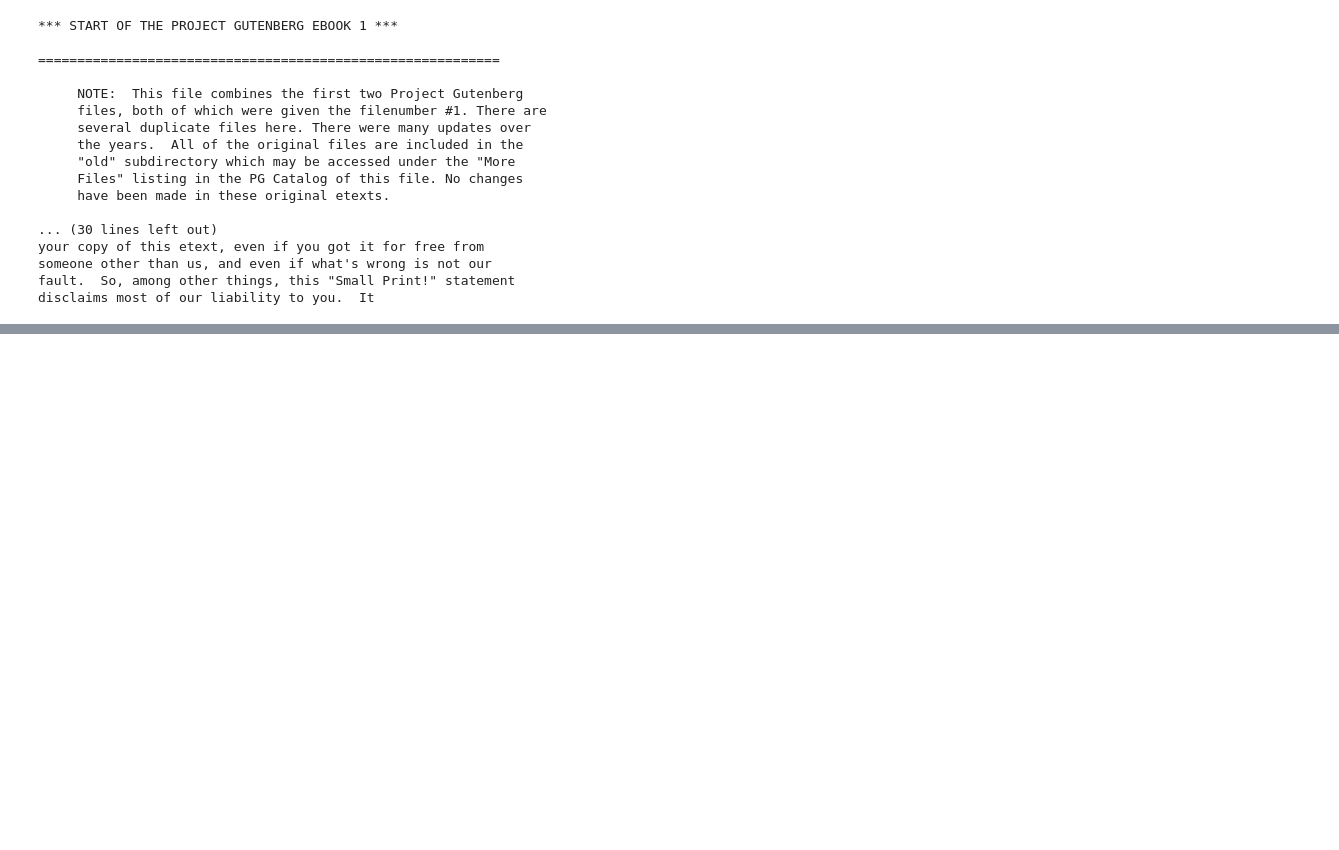
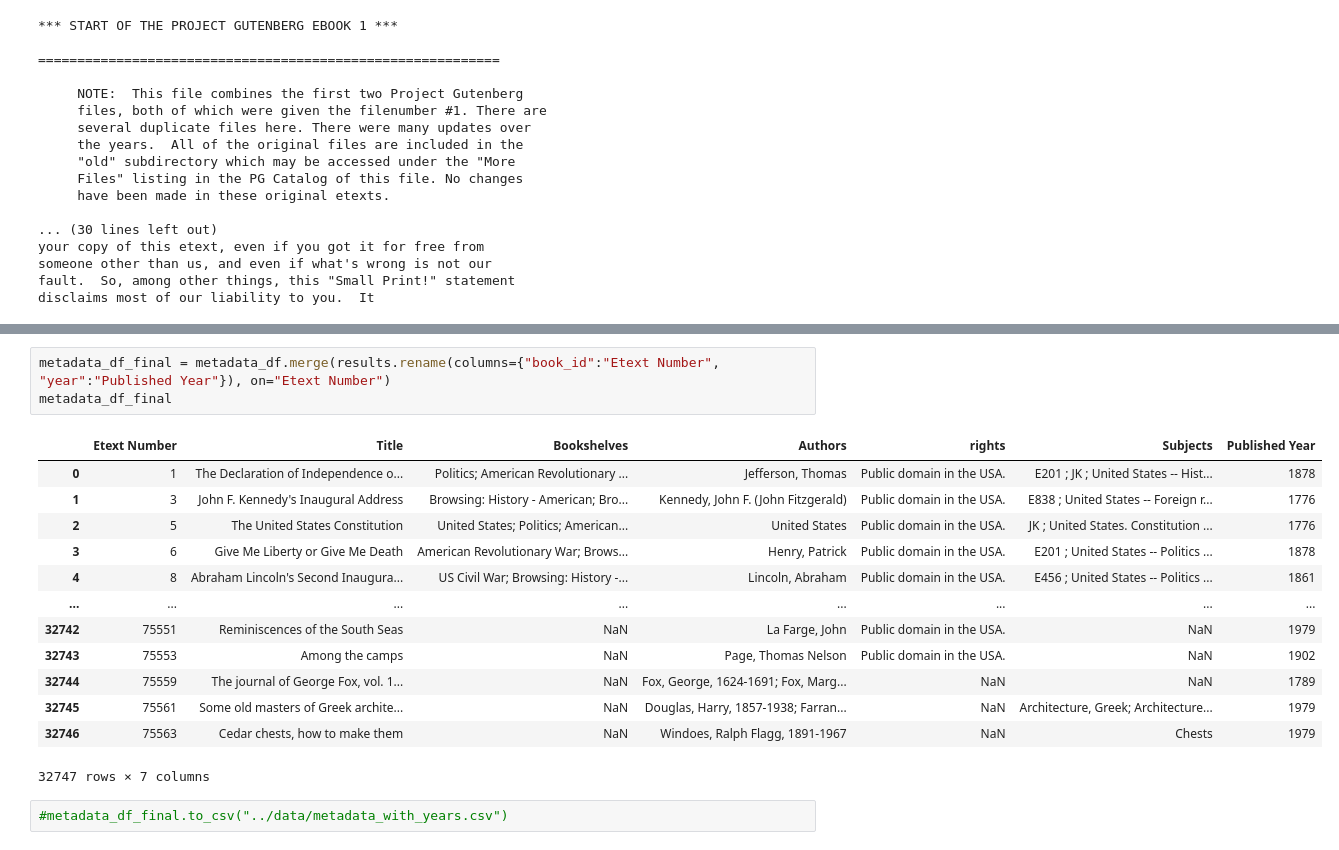
Before and after one commit to eglantine-vialaneix/opium-gutenberg, a Jupyter notebook: code/data_preparation.ipynb, the cells around one changed output, grey strips where cells are left out. Drawn from its saved outputs; the diff is of its cells as text; blank space fills up the shorter version.

```diff
--- a/code/data_preparation.ipynb
+++ b/code/data_preparation.ipynb
@@ -168,0 +178,19 @@ results
+# %%
+metadata_df_final = metadata_df.merge(results.rename(columns={"book_id":"Etext Number", "year":"Published Year"}), on="Etext Number")
+metadata_df_final
+# %% [output]
+|  | Etext Number | Title | Bookshelves | Authors | rights | Subjects | Published Year |
+| 0 | 1 | The Declaration of Independence o... | Politics; American Revolutionary ... | Jefferson, Thomas | Public domain in the USA. | E201 ; JK ; United States -- Hist... | 1878 |
+| 1 | 3 | John F. Kennedy's Inaugural Address | Browsing: History - American; Bro... | Kennedy, John F. (John Fitzgerald) | Public domain in the USA. | E838 ; United States -- Foreign r... | 1776 |
+| 2 | 5 | The United States Constitution | United States; Politics; American... | United States | Public domain in the USA. | JK ; United States. Constitution ... | 1776 |
+| 3 | 6 | Give Me Liberty or Give Me Death | American Revolutionary War; Brows... | Henry, Patrick | Public domain in the USA. | E201 ; United States -- Politics ... | 1878 |
+| 4 | 8 | Abraham Lincoln's Second Inaugura... | US Civil War; Browsing: History -... | Lincoln, Abraham | Public domain in the USA. | E456 ; United States -- Politics ... | 1861 |
+| ... | ... | ... | ... | ... | ... | ... | ... |
+| 32742 | 75551 | Reminiscences of the South Seas | NaN | La Farge, John | Public domain in the USA. | NaN | 1979 |
+| 32743 | 75553 | Among the camps | NaN | Page, Thomas Nelson | Public domain in the USA. | NaN | 1902 |
+| 32744 | 75559 | The journal of George Fox, vol. 1... | NaN | Fox, George, 1624-1691; Fox, Marg... | NaN | NaN | 1789 |
+| 32745 | 75561 | Some old masters of Greek archite... | NaN | Douglas, Harry, 1857-1938; Farran... | NaN | Architecture, Greek; Architecture... | 1979 |
+| 32746 | 75563 | Cedar chests, how to make them | NaN | Windoes, Ralph Flagg, 1891-1967 | NaN | Chests | 1979 |
+32747 rows × 7 columns
+# %%
+#metadata_df_final.to_csv("../data/metadata_with_years.csv")
```
Also changed, not shown: parts of 5 cells of this notebook, 3 other files.
